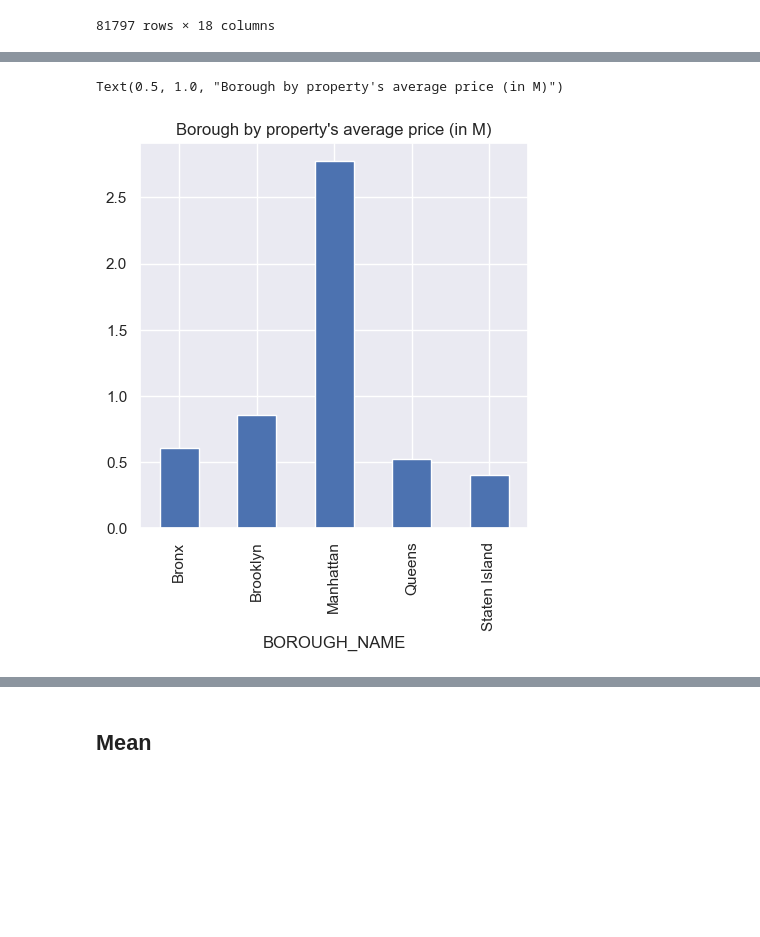
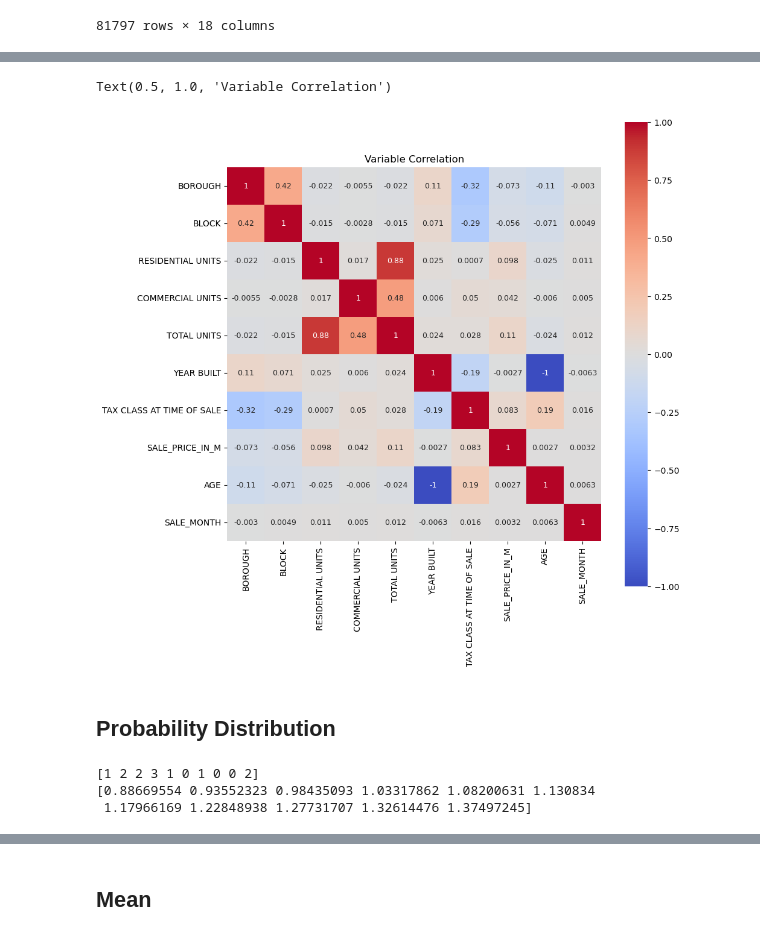
Before and after one commit to melinfebriani/PYTN_Assgn_2_4_Melin-Febriani, a Jupyter notebook: PYTN_Assgn_2_4_Melin-Febriani.ipynb, the cells around one changed output, grey strips where cells are left out. Saved outputs shown, nothing was run; the diff lists cells and outputs as text; code cells hidden in the pictures; blank space fills up the shorter version.

```diff
--- a/PYTN_Assgn_2_4_Melin-Febriani.ipynb
+++ b/PYTN_Assgn_2_4_Melin-Febriani.ipynb
@@ -213,6 +192,11 @@ Name: SALE_PRICE_IN_M, Length: 81797, dtype: float64
-# %%
-clean_df['SALE_PRICE_IN_M'].groupby(clean_df['BOROUGH_NAME']).mean().plot.bar()
-plt.title("Borough by property's average price (in M)")
-# %% [output]
-Text(0.5, 1.0, "Borough by property's average price (in M)")
-[figure, removed]
+# %%
+#correlation matrix
+corrmat = clean_df.corr()
+f, ax = plt.subplots(figsize=(10, 10))
+sbs.heatmap(corrmat, cmap = 'coolwarm', square=True, annot= True, annot_kws={"size": 9})
+plt.title('Variable Correlation')
+# %% [output]
+Text(0.5, 1.0, 'Variable Correlation')
+[figure, added]
+# %% [markdown]
+## Probability Distribution
@@ -218,0 +205,8 @@ Text(0.5, 1.0, "Borough by property's average price (in M)")
+# %%
+count, bin_edges = np.histogram(sale_price)
+print(count)
+print(bin_edges)
+# %% [output]
+[1 2 2 3 1 0 1 0 0 2]
+[0.88669554 0.93552323 0.98435093 1.03317862 1.08200631 1.130834
+ 1.17966169 1.22848938 1.27731707 1.32614476 1.37497245]
```
Also changed, not shown: parts of 58 cells of this notebook.
